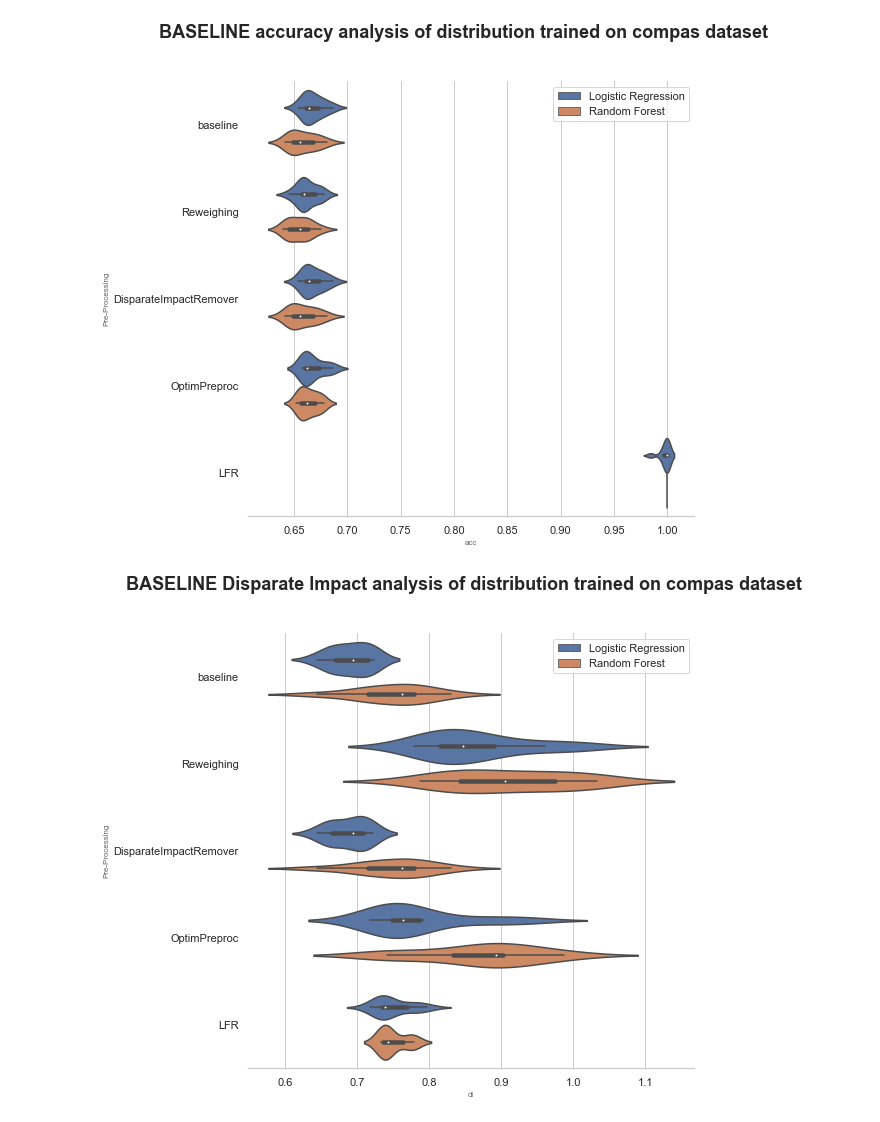
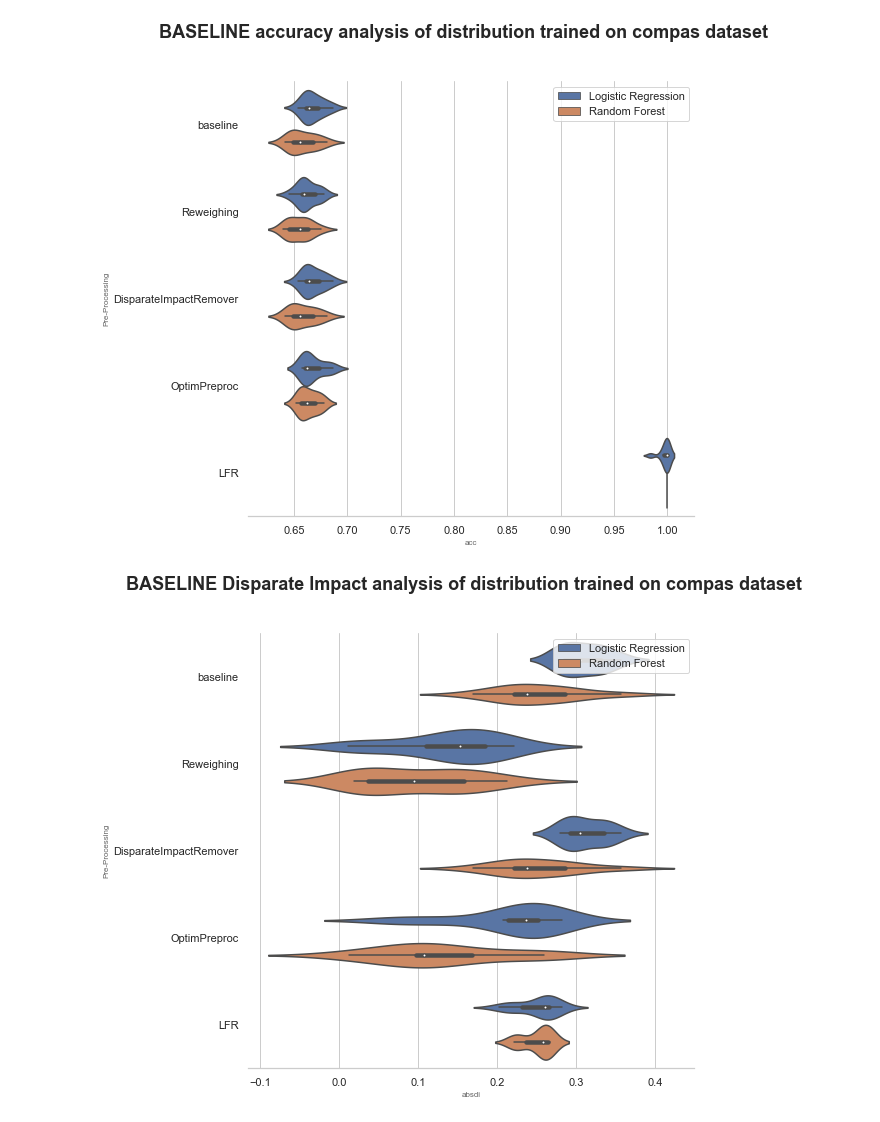
Before and after one commit to KhaledBadran/FairBoost, a Jupyter notebook: scripts/plot_fairboost.ipynb, the cells around one changed output. Drawn from its saved outputs; the diff is of its cells as text; code cells hidden in the pictures.

Commit message:
Update plot_fairboost.ipynb
Added abs(1-di) to the results (plots).
Tried to create plot.py but I am still getting too issues with package.

```diff
--- a/scripts/plot_fairboost.ipynb
+++ b/scripts/plot_fairboost.ipynb
@@ -101,6 +101,7 @@ def split_json_by_metrics(json_data, file_, prepo_, classif_, metrics_) -> pd.Da
     t4 = []
     t5 = []
     t6 = []
+    t7 = []
     results_acc_metric = json_data[metrics_[0]]
     results_di_metric  = json_data[metrics_[1]]
     results_aod_metric = json_data[metrics_[2]]
@@ -115,7 +116,8 @@ def split_json_by_metrics(json_data, file_, prepo_, classif_, metrics_) -> pd.Da
         t4.append(results_acc_metric[n])
         t5.append(results_di_metric[n])
         t6.append(results_aod_metric[n])
-    ds_ = pd.DataFrame({"ds":t1, "preproc":t2, "classifier": t3,  "acc": t4, "di": t5, "aod": t6})
+        t7.append(abs(1-results_di_metric[n]))
+    ds_ = pd.DataFrame({"ds":t1, "preproc":t2, "classifier": t3,  "acc": t4, "di": t5, "aod": t6,"absdi": t7})
     return ds_
 # %%
 #@typechecked
@@ -133,7 +135,7 @@ def create_full_dataframe_from_json(json_file, type_of_preproc_method = ""):
     if type_of_preproc_method == 'FAIRBOOST': PRE_PROC_METHOD = PRE_PROC_METHOD_F
 
     # Create an empty dataframe
-    ds_stats = pd.DataFrame(columns = ['ds', 'preproc', 'classifier', 'acc', 'di', 'aod'])
+    ds_stats = pd.DataFrame(columns = ['ds', 'preproc', 'classifier', 'acc', 'di', 'aod', 'absdi'])
 
     #Iterate the JSON file
     json_data = read_json_file(json_file)
@@ -220,7 +228,7 @@ def plot_bubble(data_, filename_ , preproc_, classifier_, title_ ='', color_="gr
 
     sns.set_theme()
     # Change color with c and alpha
-    plt.scatter(data_['acc'], data_['di'], s=200 , c= color_, marker="o")
+    plt.scatter(data_['acc'], data_['absdi'], s=200 , c= color_, marker="o")
     plt.xlabel("Accuracy")
     plt.ylabel("Disparate impact ")
     plt.title(title_)
@@ -244,7 +252,7 @@ def plot_markers(data_, filename_ , classifier_, title_ =''):
     sns.set_theme()
     g = sns.lmplot(
         data = data_,
-        x = "acc", y="di", hue="preproc",
+        x = "acc", y="absdi", hue="preproc",
         height=5,
     )
     plt.title(title_)
@@ -380,19 +388,19 @@ for f_ in FILE_NAME:
 # %%
 # Plot the metrics from baseline results using BoxPlot Chart
 
 for f_ in FILE_NAME:
     title_ = "BASELINE accuracy analysis of distribution trained on " + dataset_name + " dataset"
     plot_box(baseline_, dataset_name , pre_processing,  title_ )
 
     title_ = "BASELINE Disparate Impact analysis of distribution trained on " + dataset_name + " dataset"
-    plot_box(baseline_, dataset_name , pre_processing,  title_ ,"di")
+    plot_box(baseline_, dataset_name , pre_processing,  title_ ,"absdi")
 
     title_ = "FAIRBOOST accuracy analysis of distribution trained on " + dataset_name + " dataset"
     plot_box(fairboost_, dataset_name , pre_processing,  title_ )
 
     title_ = "FAIRBOOST Disparate Impact analysis of distribution trained on " + dataset_name + " dataset"
-    plot_box(fairboost_, dataset_name , pre_processing,  title_, "di" )
+    plot_box(fairboost_, dataset_name , pre_processing,  title_, "absdi" )
 # %% [output]
 [figure]
-[figure, old version]
+[figure, new version]
 [figure]
```
Also changed, not shown: parts of 9 cells of this notebook.
